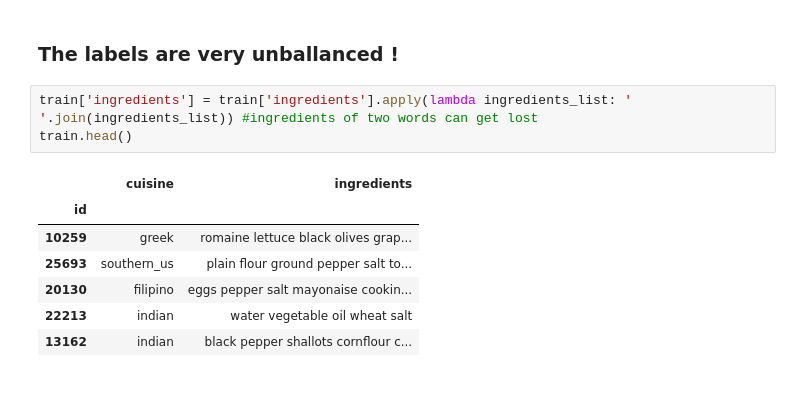
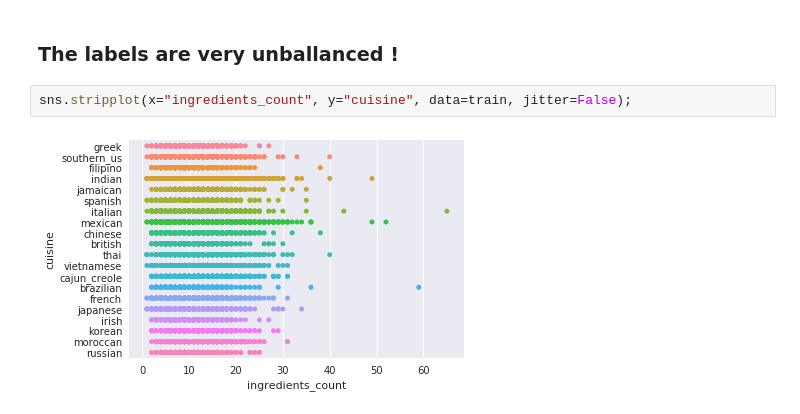
Before and after one commit to arielszabo/What-s_Cooking-kaggle, a Jupyter notebook: Whats_Cooking_eda_and_modelling.ipynb, the cells around one changed output. Cells and saved outputs as stored; diff of their text form; blank space fills up the shorter version.

```diff
--- a/Whats_Cooking_eda_and_modelling.ipynb
+++ b/Whats_Cooking_eda_and_modelling.ipynb
@@ -36,14 +46,7 @@ plt.xticks(rotation=90);
 [figure]
 # %% [markdown]
 ### The labels are very unballanced !
-# %%
-train['ingredients'] = train['ingredients'].apply(lambda ingredients_list: ' '.join(ingredients_list)) #ingredients of two words can get lost
-train.head()
-# %% [output]
-|  | cuisine | ingredients |
-| id |  |  |
-| 10259 | greek | romaine lettuce black olives grap... |
-| 25693 | southern_us | plain flour ground pepper salt to... |
-| 20130 | filipino | eggs pepper salt mayonaise cookin... |
-| 22213 | indian | water vegetable oil wheat salt |
-| 13162 | indian | black pepper shallots cornflour c... |
+# %%
+sns.stripplot(x="ingredients_count", y="cuisine", data=train, jitter=False);
+# %% [output]
+[figure, added]
```
Also changed, not shown: parts of 27 cells of this notebook.
